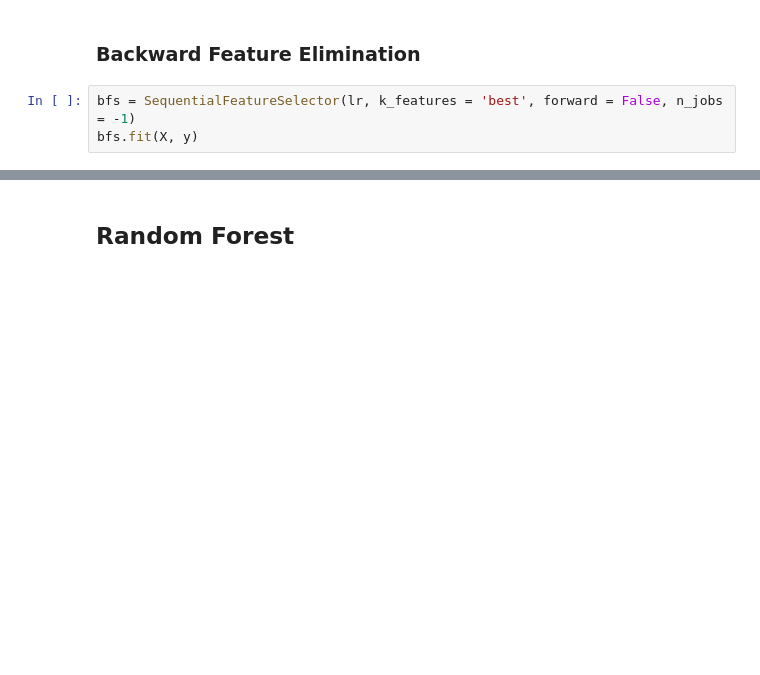
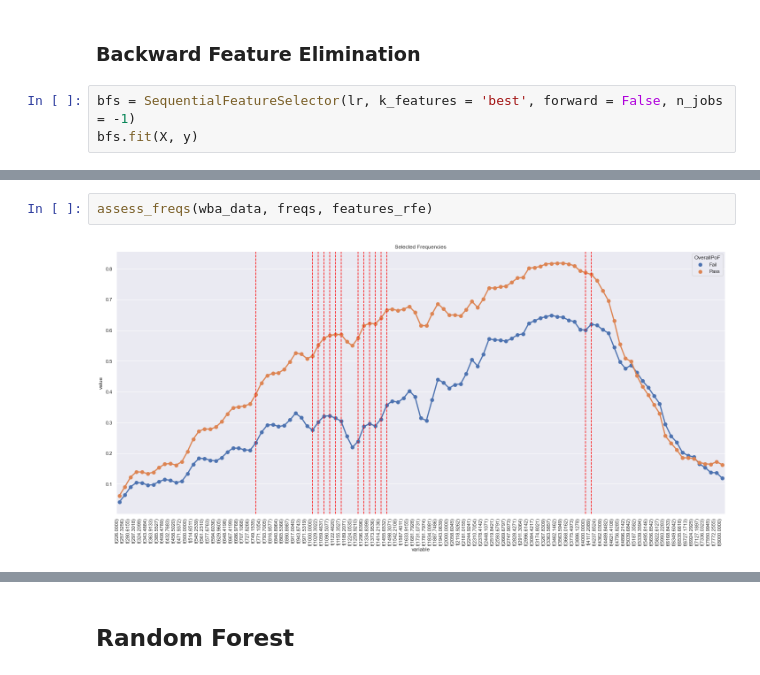
Before and after one commit to Charlene-L/CITS5553-Capstone-Project, a Jupyter notebook: ML Model/Benjamin/Feature Selection.ipynb, the cells around one changed output, grey strips where cells are left out. Saved outputs shown, nothing was run; the diff lists cells and outputs as text; blank space fills up the shorter version.

```diff
--- a/ML Model/Benjamin/Feature Selection.ipynb
+++ b/ML Model/Benjamin/Feature Selection.ipynb
@@ -328,0 +384,4 @@ assess_corrs(wba_data, features_bfs)
+# %%
+assess_freqs(wba_data, freqs, features_rfe)
+# %% [output]
+[figure, added]
```
Also changed, not shown: parts of 33 cells of this notebook.
